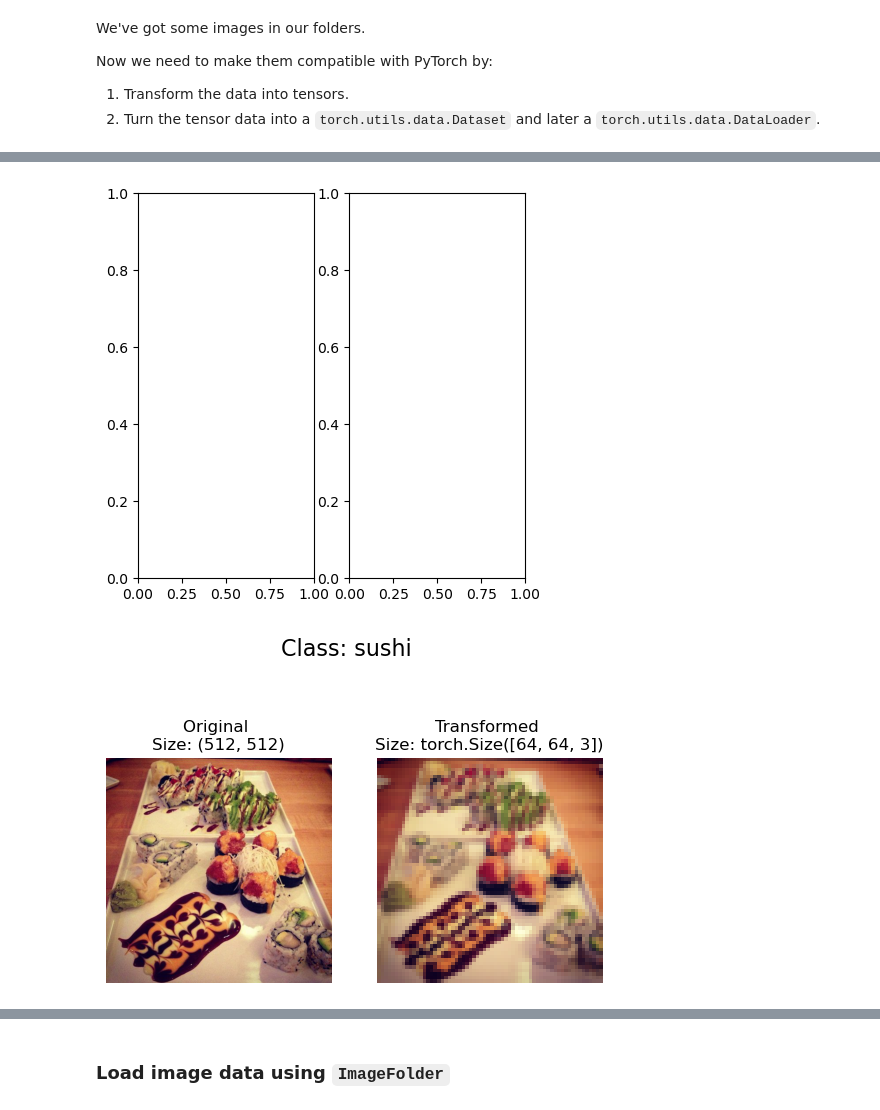
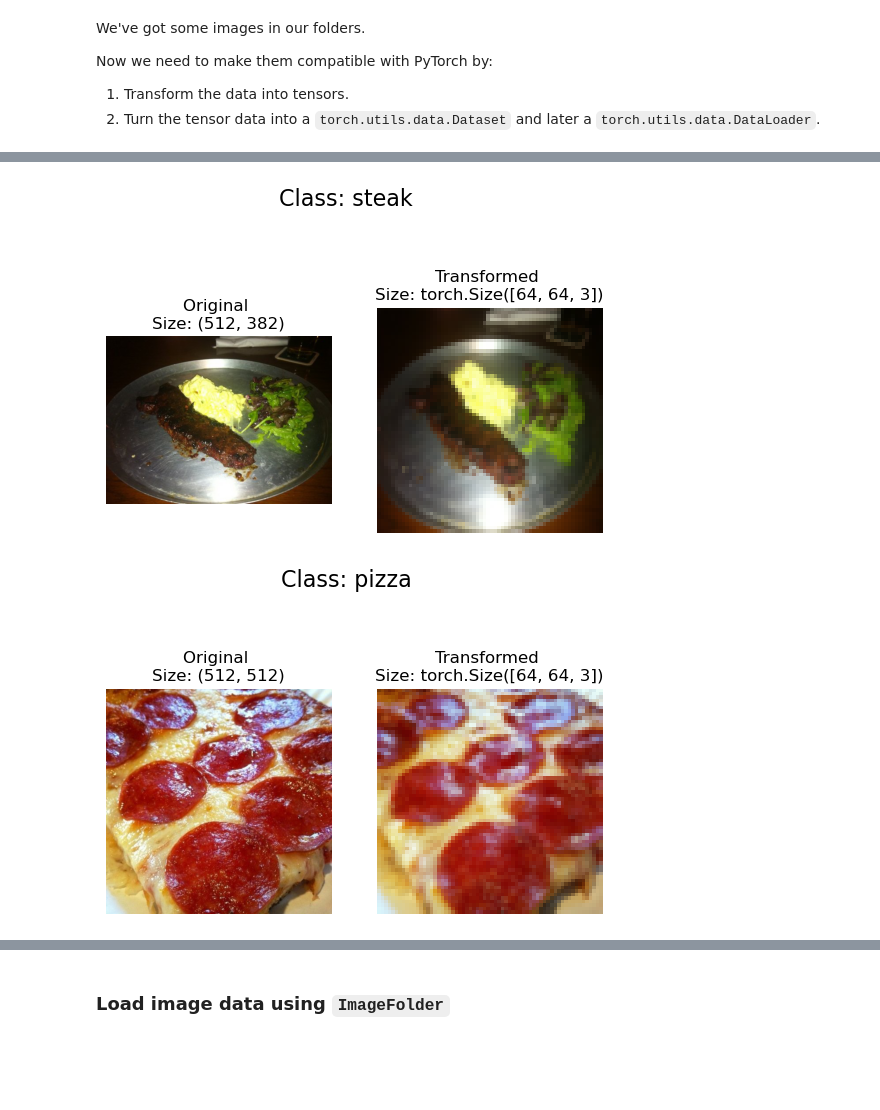
Before and after one commit to Muhammad-Shah/deep_leaning_with_pytorch, a Jupyter notebook: Exercise/04_pytorch_custom_datasets_exercises.ipynb, the cells around one changed output, grey strips where cells are left out. Cells and saved outputs as stored; diff of their text form; code cells hidden in the pictures; blank space fills up the shorter version.

```diff
--- a/Exercise/04_pytorch_custom_datasets_exercises.ipynb
+++ b/Exercise/04_pytorch_custom_datasets_exercises.ipynb
@@ -238,26 +243,24 @@ plot_transformed_images(images_path_list=images_path_list,
 # %%
 def plot_transformed_images(images_path_list, transform, n=3, seed=42):
     random_images_path = random.sample(images_path_list, k=n)
-    i = 0
     for image_path in random_images_path:
-        fig, ax = plt.subplots(1, 2, figsize=(5, 5))
         with Image.open(image_path) as f:
             fig, ax = plt.subplots(1, 2)
             ax[0].imshow(f)
             ax[0].set_title(f"Original \nSize: {f.size}")
             ax[0].axis("off")
 
             # Transform and plot image
             # Note: permute() will change shape of image to suit matplotlib
             # (PyTorch default is [C, H, W] but Matplotlib is [H, W, C])
             transformed_image = transform(f).permute(1, 2, 0)
             ax[1].imshow(transformed_image)
             ax[1].set_title(f"Transformed \nSize: {transformed_image.shape}")
             ax[1].axis("off")
 
             fig.suptitle(f"Class: {image_path.parent.stem}", fontsize=16)
 plot_transformed_images(images_path_list=images_path_list,
                         transform=transform)
 # %% [output]
-[figure, old version]
+[figure, new version]
-[figure, old version]
+[figure, new version]
```
Also changed, not shown: parts of 29 cells of this notebook.
